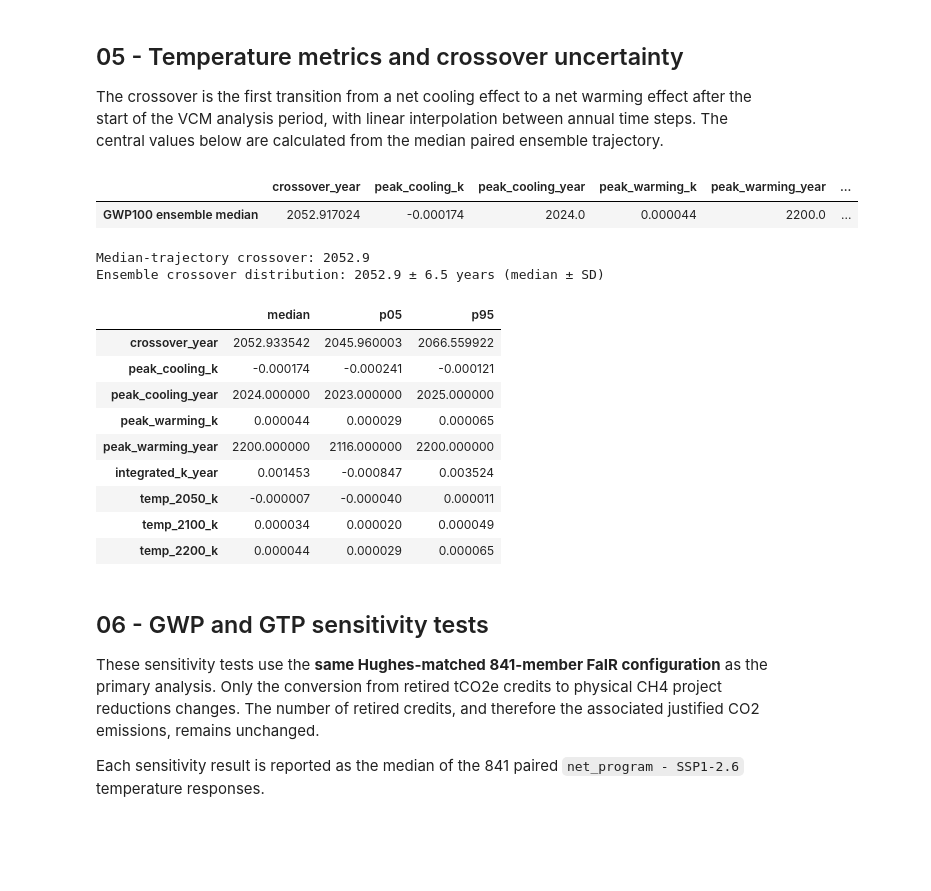
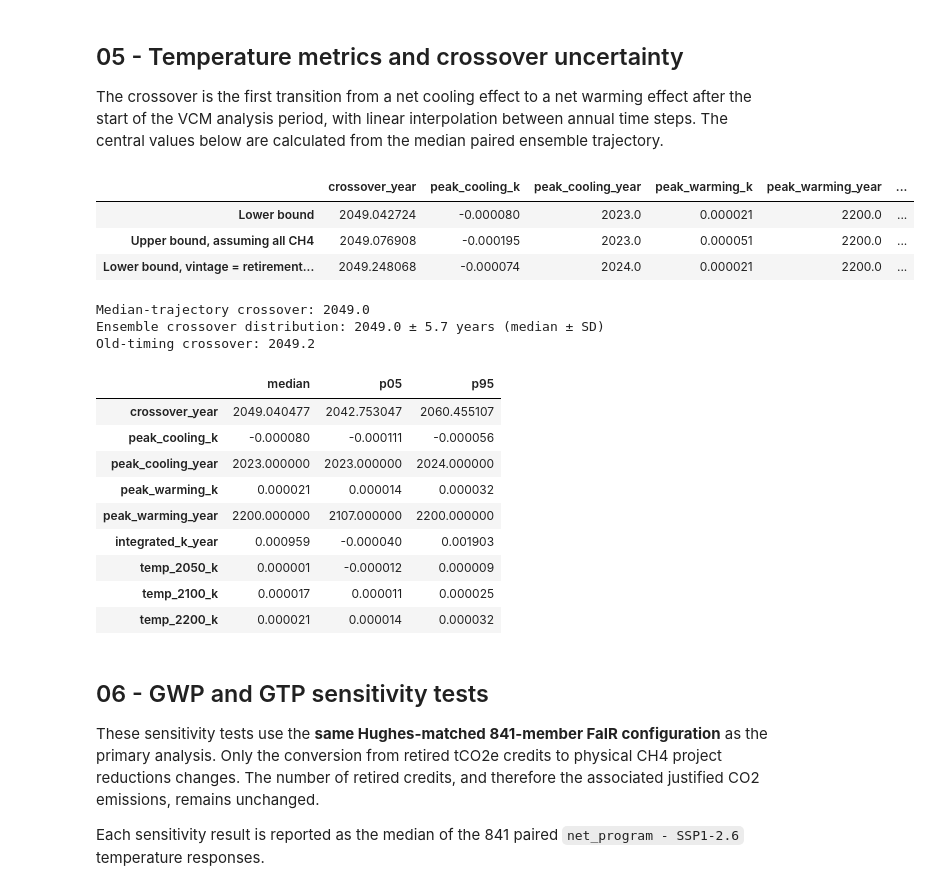
Before and after one commit to carbonplan/slcp-offsetting, a Jupyter notebook: notebooks/05-fair-vcm-analysis.ipynb, the cells around one changed output. Saved outputs shown, nothing was run; the diff lists cells and outputs as text; code cells hidden in the pictures; blank space fills up the shorter version.

```diff
--- a/notebooks/05-fair-vcm-analysis.ipynb
+++ b/notebooks/05-fair-vcm-analysis.ipynb
@@ -144,7 +188,7 @@ def run_program_fair(flux, scenarios=("projects_only", "emissions_only", "net_pr
     f_run.override_defaults(FAIR_PARAMS_FILE)
 
     # replace v1.4.1 methane lifetime parameters with v1.4.0 values
-    fill(f_run.species_configs["unperturbed_lifetime"], ch4_v140["base"], specie="CH4")
+    fill(f_run.species_configs["unperturbed_lifetime"], CH4_BASE_LIFETIME_YR, specie="CH4")
     fill(f_run.species_configs["lifetime_temperature_sensitivity"], ch4_v140["temp"])
     #fill(f.species_configs["ch4_lifetime_chemical_sensitivity"], ch4_v140["CH4"], specie="CH4") # Currently left out because not included in Hughes
     fill(f_run.species_configs["ch4_lifetime_chemical_sensitivity"], ch4_v140["N2O"], specie="N2O")
@@ -211,7 +255,7 @@ def run_program_fair(flux, scenarios=("projects_only", "emissions_only", "net_pr
 # run main GWP100 ensemble
 # ----------------------------
 
-print("Running GWP100 baseline + component scenarios...")
+print("Running lower-bound GWP100 baseline + component scenarios...")
 start = time.time()
 f = run_program_fair(fluxes["GWP100"], progress=True)
 print(f"Ensemble complete in {time.time() - start:.1f} seconds.")
@@ -225,6 +269,28 @@ temperature_ensemble = {scen: f.temperature.sel(scenario=scen, layer=0) - baseli
 temperature = {scen: response.median("config").values
     for scen, response in temperature_ensemble.items()}
 
-net_lower = temperature_ensemble["net_program"].quantile(0.05, dim="config").values
-net_upper = temperature_ensemble["net_program"].quantile(0.95, dim="config").values
+lower_net_p05 = temperature_ensemble["net_program"].quantile(0.05, dim="config").values
+lower_net_p95 = temperature_ensemble["net_program"].quantile(0.95, dim="config").values
+
+# old vintage = retirement timing assumption
+print("Running old timing assumption...")
+f_old = run_program_fair(old_timing_flux, scenarios=("net_program",), progress=False)
+
+old_timing_ensemble = (
+    f_old.temperature.sel(scenario="net_program", layer=0)
+    - f_old.temperature.sel(scenario=BASELINE_SCENARIO, layer=0))
+
+old_timing_temperature = old_timing_ensemble.median("config").values
+
+# upper-bound analysis
+print("Running upper-bound GWP100 scenario...")
+f_upper = run_program_fair(upper_flux, scenarios=("net_program",), progress=False)
+
+upper_net_ensemble = (
+    f_upper.temperature.sel(scenario="net_program", layer=0)
+    - f_upper.temperature.sel(scenario=BASELINE_SCENARIO, layer=0))
+
+upper_net_temperature = upper_net_ensemble.median("config").values
+upper_net_p05 = upper_net_ensemble.quantile(0.05, dim="config").values
+upper_net_p95 = upper_net_ensemble.quantile(0.95, dim="config").values
 # %% [output]
@@ -261,35 +365,45 @@ The crossover is the first transition from a net cooling effect to a net warming
 
 def crossover_year(years, temp, start=ANALYSIS_START):
     years = np.asarray(years)
     temp = np.asarray(temp)
     mask = years >= start
     y, t = years[mask], temp[mask]
     idx = np.where((t[:-1] < 0) & (t[1:] >= 0))[0]
     if len(idx) == 0:
         return np.nan
     i = idx[0]
     return y[i] - t[i] * (y[i + 1] - y[i]) / (t[i + 1] - t[i])
 
 def temp_metrics(years, temp):
     mask = np.asarray(years) >= ANALYSIS_START
     y, t = np.asarray(years)[mask], np.asarray(temp)[mask]
     return {
         "crossover_year": crossover_year(y, t),
         "peak_cooling_k": t.min(),
         "peak_cooling_year": y[np.argmin(t)],
         "peak_warming_k": t.max(),
         "peak_warming_year": y[np.argmax(t)],
         "integrated_k_year": np.trapz(t, y),
         "temp_2050_k": np.interp(2050, y, t),
         "temp_2100_k": np.interp(2100, y, t),
         "temp_2200_k": np.interp(2200, y, t),
     }
 
-central_metrics = pd.DataFrame([temp_metrics(years, temperature["net_program"])], index=["GWP100 ensemble median"])
+central_metrics = pd.DataFrame([
+    temp_metrics(years, temperature["net_program"]),
+    temp_metrics(years, upper_net_temperature),
+    temp_metrics(years, old_timing_temperature),
+], index=[
+    "Lower bound",
+    "Upper bound, assuming all CH4",
+    "Lower bound, vintage = retirement year",])
+
 display(central_metrics.round(8))
 # %% [output]
 |  | crossover_year | peak_cooling_k | peak_cooling_year | peak_warming_k | peak_warming_year | ... |
-| GWP100 ensemble median | 2052.917024 | -0.000174 | 2024.0 | 0.000044 | 2200.0 | ... |
+| Lower bound | 2049.042724 | -0.000080 | 2023.0 | 0.000021 | 2200.0 | ... |
+| Upper bound, assuming all CH4 | 2049.076908 | -0.000195 | 2023.0 | 0.000051 | 2200.0 | ... |
+| Lower bound, vintage = retirement... | 2049.248068 | -0.000074 | 2024.0 | 0.000021 | 2200.0 | ... |
 # %%
 # ----------------------------
 # ensemble uncertainty in summary metrics
@@ -308,20 +422,22 @@ ensemble_summary = pd.DataFrame({
 crossovers = ensemble_metrics["crossover_year"].dropna().values
 print(f"Median-trajectory crossover: {crossover_year(years, temperature['net_program']):.1f}")
 print(f"Ensemble crossover distribution: {np.median(crossovers):.1f} ± {np.std(crossovers, ddof=1):.1f} years (median ± SD)")
+print(f"Old-timing crossover: {crossover_year(years, old_timing_temperature):.1f}")
 display(ensemble_summary.round(8))
 # %% [output]
-Median-trajectory crossover: 2052.9
-Ensemble crossover distribution: 2052.9 ± 6.5 years (median ± SD)
+Median-trajectory crossover: 2049.0
+Ensemble crossover distribution: 2049.0 ± 5.7 years (median ± SD)
+Old-timing crossover: 2049.2
 |  | median | p05 | p95 |
-| crossover_year | 2052.933542 | 2045.960003 | 2066.559922 |
-| peak_cooling_k | -0.000174 | -0.000241 | -0.000121 |
-| peak_cooling_year | 2024.000000 | 2023.000000 | 2025.000000 |
-| peak_warming_k | 0.000044 | 0.000029 | 0.000065 |
-| peak_warming_year | 2200.000000 | 2116.000000 | 2200.000000 |
-| integrated_k_year | 0.001453 | -0.000847 | 0.003524 |
-| temp_2050_k | -0.000007 | -0.000040 | 0.000011 |
-| temp_2100_k | 0.000034 | 0.000020 | 0.000049 |
-| temp_2200_k | 0.000044 | 0.000029 | 0.000065 |
+| crossover_year | 2049.040477 | 2042.753047 | 2060.455107 |
+| peak_cooling_k | -0.000080 | -0.000111 | -0.000056 |
+| peak_cooling_year | 2023.000000 | 2023.000000 | 2024.000000 |
+| peak_warming_k | 0.000021 | 0.000014 | 0.000032 |
+| peak_warming_year | 2200.000000 | 2107.000000 | 2200.000000 |
+| integrated_k_year | 0.000959 | -0.000040 | 0.001903 |
+| temp_2050_k | 0.000001 | -0.000012 | 0.000009 |
+| temp_2100_k | 0.000017 | 0.000011 | 0.000025 |
+| temp_2200_k | 0.000021 | 0.000014 | 0.000032 |
 # %% [markdown]
 ## 06 - GWP and GTP sensitivity tests
 
```
Also changed, not shown: parts of 14 cells of this notebook.
